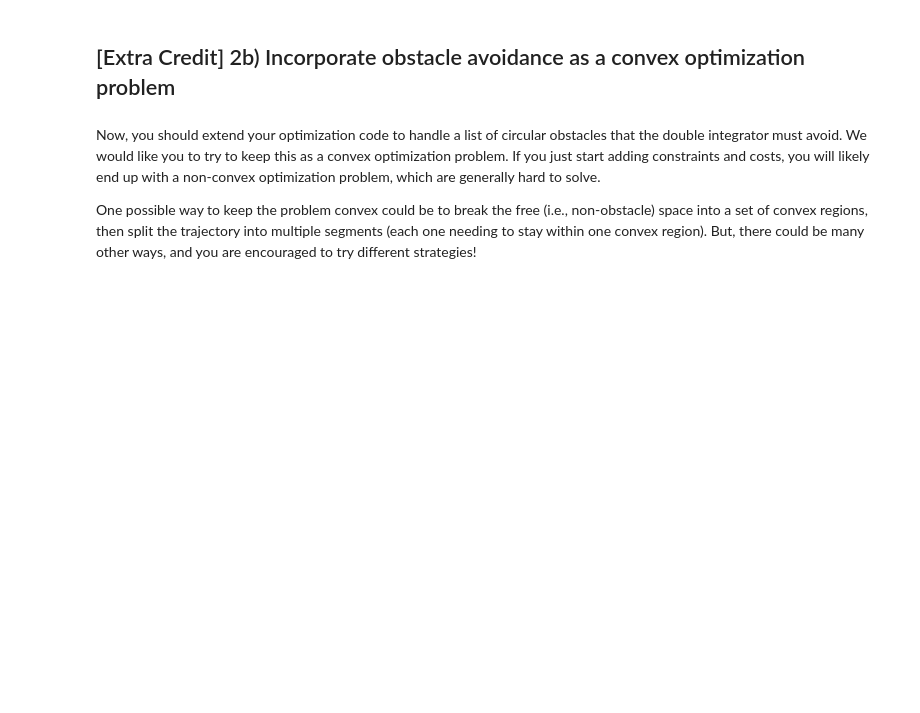
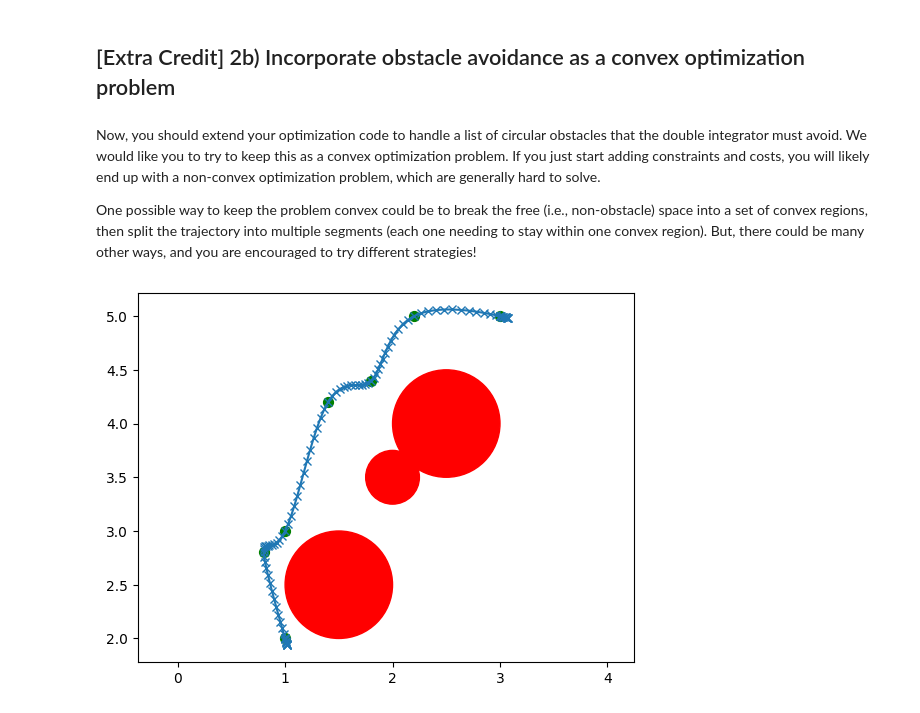
Before and after one commit to rohith-poola/MR, a Jupyter notebook: A2/MR_HW2.ipynb, the cells around one changed output. Cells and saved outputs as stored; diff of their text form; code cells hidden in the pictures; blank space fills up the shorter version.

```diff
--- a/A2/MR_HW2.ipynb
+++ b/A2/MR_HW2.ipynb
@@ -606,32 +696,3 @@ plot_trajectory(np.array(optimal_xt))
 Now, you should extend your optimization code to handle a list of circular obstacles that the double integrator must avoid. We would like you to try to keep this as a convex optimization problem. If you just start adding constraints and costs, you will likely end up with a non-convex optimization problem, which are generally hard to solve.
 
 One possible way to keep the problem convex could be to break the free (i.e., non-obstacle) space into a set of convex regions, then split the trajectory into multiple segments (each one needing to stay within one convex region). But, there could be many other ways, and you are encouraged to try different strategies!
-# %%
-def optimize_trajectory_with_obstacles(
-    initial_pos: np.ndarray,
-    initial_vel: np.ndarray,
-    goal_pos: np.ndarray,
-    goal_vel: np.ndarray,
-    u_limits: np.ndarray,
-    dt: float,
-    obstacles: list,
-) -> np.ndarray:
-
-    """ Your implementation here"""
-    raise NotImplementedError
-    return states
-
-
-def plot_trajectory_with_obstacles(
-    xt: np.ndarray,
-    obstacles: list[np.ndarray],
-) -> None:
-
-    # Feel free to add to this
-
-    fig, ax = plt.subplots()
-    plt.plot(xt[:, 0], xt[:, 1], "-x")
-    for obstacle in obstacles:
-        ax.add_patch(plt.Circle(obstacle[0:2], obstacle[2], color="r"))
-    plt.axis("equal")
-    plt.show()
@@ -638,25 +908,27 @@ def plot_trajectory_with_obstacles(
 # %%
 initial_pos = np.array([1.0, 2.0])
 initial_vel = np.array([0.0, 0.0])
 goal_pos = np.array([3.0, 5.0])
 goal_vel = np.array([0.0, 0.0])
 u_limits = 0.2 * np.array([[-1.0, 1.0], [-1.0, 1.0]])
 dt = 1.0
 
 obstacles = [
     (1.5, 2.5, 0.5),
     (2.0, 3.5, 0.25),
     (2.5, 4.0, 0.5),
 ]
 
-optimal_xt = optimize_trajectory_with_obstacles(
+optimal_xt, final_waypoints = optimize_trajectory_with_obstacles(
     initial_pos,
     initial_vel,
     goal_pos,
     goal_vel,
     u_limits,
     dt,
     obstacles,
 )
 
-plot_trajectory_with_obstacles(optimal_xt, obstacles)
+plot_trajectory_with_obstacles(optimal_xt, obstacles, final_waypoints)
+# %% [output]
+[figure, added]
```
Also changed, not shown: parts of 9 cells of this notebook, 2 other files.
